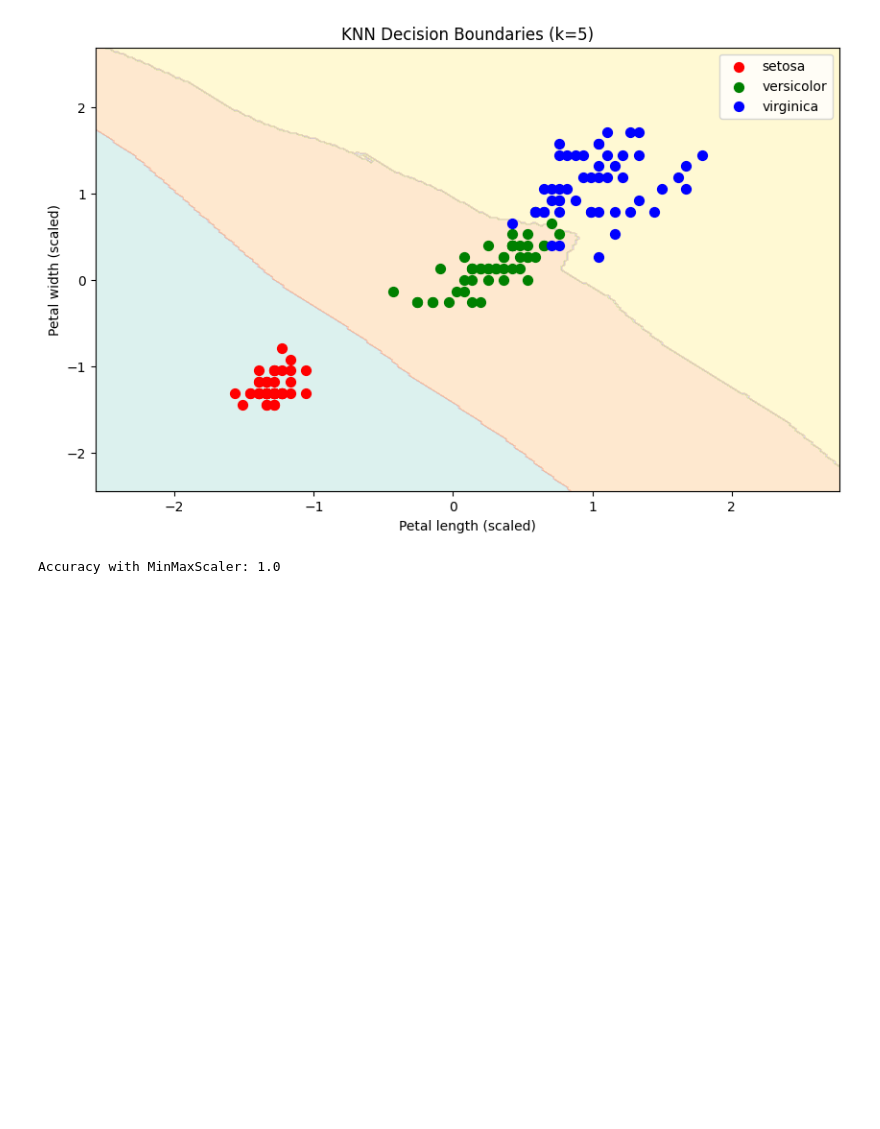
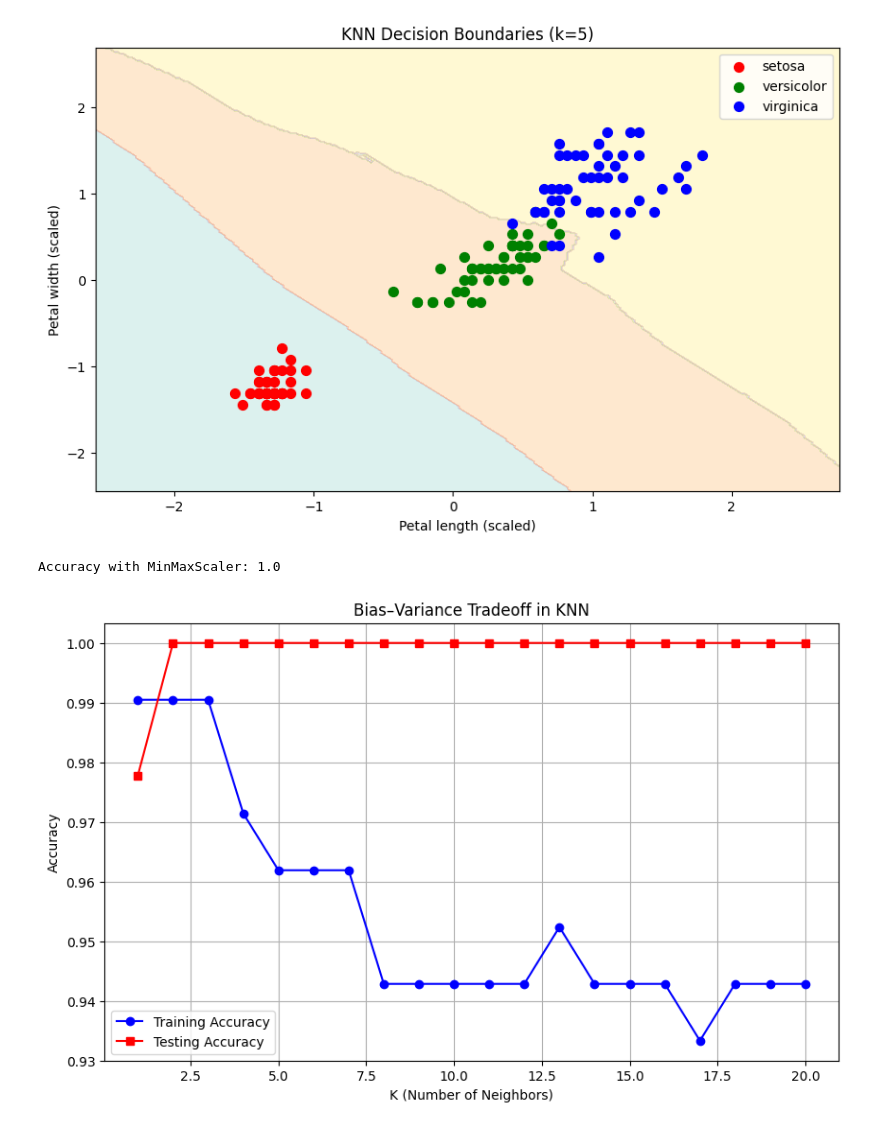
Before and after one commit to antara483/Iris-Species-Classification, a Jupyter notebook: Iris KNN.ipynb, the cells around one changed output. Cells and saved outputs as stored; diff of their text form; code cells hidden in the pictures; blank space fills up the shorter version.

```diff
--- a/Iris KNN.ipynb
+++ b/Iris KNN.ipynb
@@ -156,17 +156,3 @@ Classification Report:
     accuracy                           1.00        30
    macro avg       1.00      1.00      1.00        30
 weighted avg       1.00      1.00      1.00        30
-# %%
-import matplotlib.pyplot as plt
-
-acc = []
-for k in range(1, 16):
-    knn = KNeighborsClassifier(n_neighbors=k)
-    knn.fit(X_train, y_train)
-    acc.append(knn.score(X_test, y_test))
-
-plt.plot(range(1, 16), acc, marker='o')
-plt.xlabel('K value')
-plt.ylabel('Accuracy')
-plt.title('K vs Accuracy')
-plt.show()
@@ -228,3 +212,28 @@ y_pred_mm = knn.predict(X_test)
 print("Accuracy with MinMaxScaler:", accuracy_score(y_test, y_pred_mm))
 # %% [output]
 Accuracy with MinMaxScaler: 1.0
+# %%
+# Lists to store accuracies
+train_acc = []
+test_acc = []
+
+# Train KNN for different values of k
+k_values = range(1, 21)
+for k in k_values:
+    knn = KNeighborsClassifier(n_neighbors=k)
+    knn.fit(X_train, y_train)
+    train_acc.append(knn.score(X_train, y_train))
+    test_acc.append(knn.score(X_test, y_test))
+
+# Plot Bias-Variance Tradeoff
+plt.figure(figsize=(10, 6))
+plt.plot(k_values, train_acc, label='Training Accuracy', marker='o', color='blue')
+plt.plot(k_values, test_acc, label='Testing Accuracy', marker='s', color='red')
+plt.xlabel('K (Number of Neighbors)')
+plt.ylabel('Accuracy')
+plt.title('Bias–Variance Tradeoff in KNN')
+plt.legend()
+plt.grid(True)
+plt.show()
+# %% [output]
+[figure, added]
```
Also changed, not shown: parts of 1 cell of this notebook.
